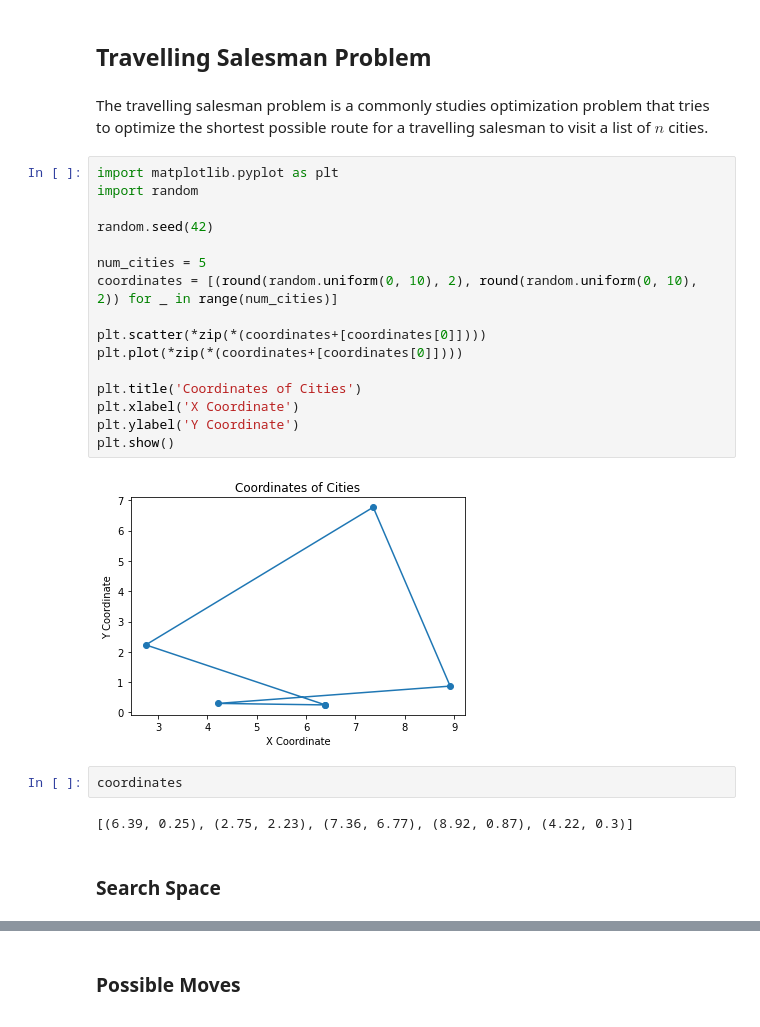
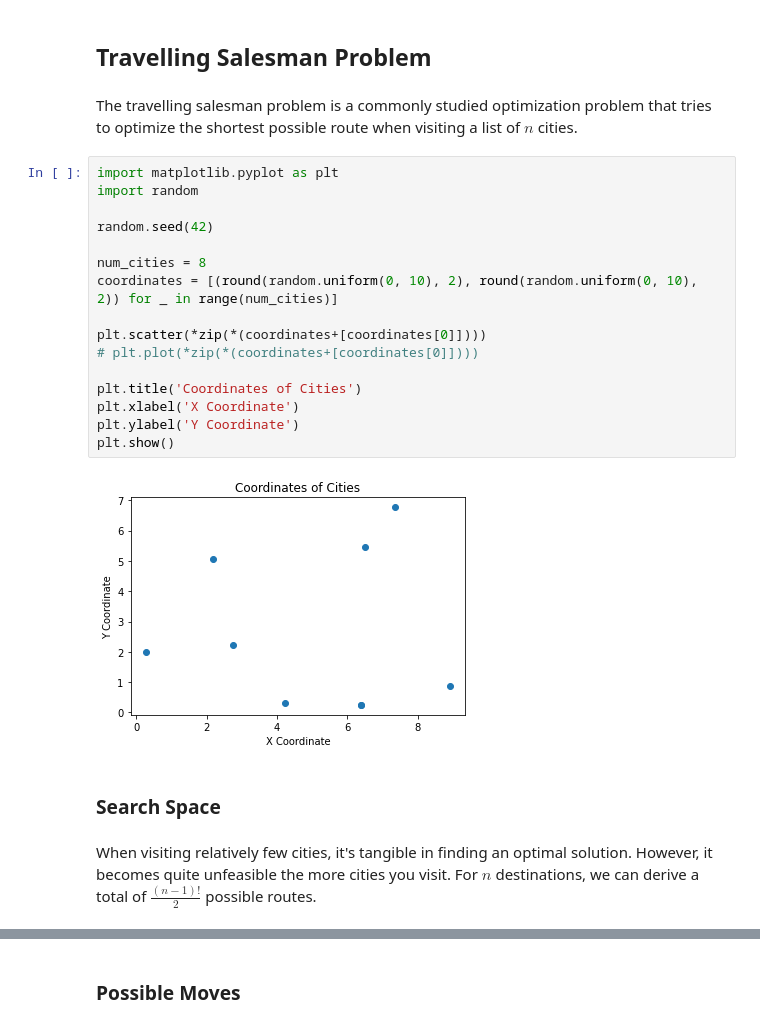
Before and after one commit to evandros-ks/fastblog, a Jupyter notebook: _notebooks/2021-12-22-Tabu_Search.ipynb, the cells around one changed output, grey strips where cells are left out. Drawn from its saved outputs; the diff is of its cells as text.

```diff
--- a/_notebooks/2021-12-22-Tabu_Search.ipynb
+++ b/_notebooks/2021-12-22-Tabu_Search.ipynb
@@ -192,28 +188,26 @@ while not termination_criteria:
 # %% [markdown]
 ## Travelling Salesman Problem
 # %% [markdown]
-The travelling salesman problem is a commonly studies optimization problem that tries to optimize the shortest possible route for a travelling salesman to visit a list of $n$ cities.
+The travelling salesman problem is a commonly studied optimization problem that tries to optimize the shortest possible route when visiting a list of $n$ cities.
 # %%
 import matplotlib.pyplot as plt
 import random
 
 random.seed(42)
 
-num_cities = 5
+num_cities = 8
 coordinates = [(round(random.uniform(0, 10), 2), round(random.uniform(0, 10), 2)) for _ in range(num_cities)]
 
 plt.scatter(*zip(*(coordinates+[coordinates[0]])))
-plt.plot(*zip(*(coordinates+[coordinates[0]])))
+# plt.plot(*zip(*(coordinates+[coordinates[0]])))
 
 plt.title('Coordinates of Cities')
 plt.xlabel('X Coordinate')
 plt.ylabel('Y Coordinate')
 plt.show()
 # %% [output]
-[figure, old version]
+[figure, new version]
-# %%
-coordinates
-# %% [output]
-[(6.39, 0.25), (2.75, 2.23), (7.36, 6.77), (8.92, 0.87), (4.22, 0.3)]
 # %% [markdown]
 ### Search Space
+# %% [markdown]
+When visiting relatively few cities, it's tangible in finding an optimal solution. However, it becomes quite unfeasible the more cities you visit. For $n$ destinations, we can derive a total of $\frac{(n-1)!}{2}$ possible routes.
```
Also changed, not shown: parts of 4 cells of this notebook.
